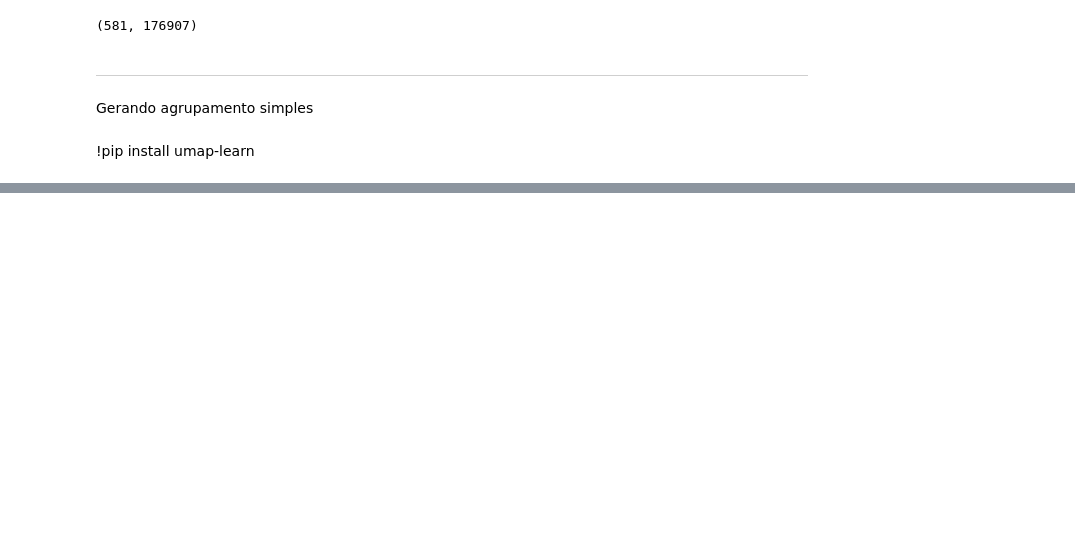
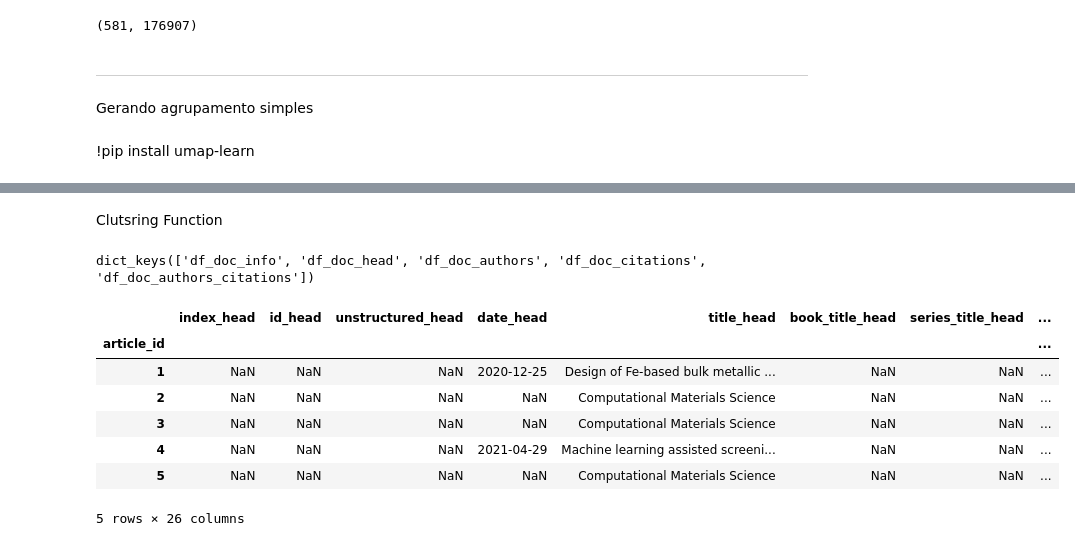
Before and after one commit to Vieirbat/Summarticles, a Jupyter notebook: notebooks/TextMining - Clustering.ipynb, the cells around one changed output, grey strips where cells are left out. Cells and saved outputs as stored; diff of their text form; code cells hidden in the pictures; blank space fills up the shorter version.

```diff
--- a/notebooks/TextMining - Clustering.ipynb
+++ b/notebooks/TextMining - Clustering.ipynb
@@ -473,2 +476,19 @@ X_trans = reducer.fit_transform(df_tfidf_abstract_abs.values)
 # %%
 chart(X_trans, objGroup.labels_)
+# %% [markdown]
+Clutsring Function
+# %%
+dict_dfs.keys()
+# %% [output]
+dict_keys(['df_doc_info', 'df_doc_head', 'df_doc_authors', 'df_doc_citations', 'df_doc_authors_citations'])
+# %%
+dict_dfs['df_doc_head'].head()
+# %% [output]
+|  | index_head | id_head | unstructured_head | date_head | title_head | book_title_head | series_title_head | ... |
+| article_id |  |  |  |  |  |  |  | ... |
+| 1 | NaN | NaN | NaN | 2020-12-25 | Design of Fe-based bulk metallic ... | NaN | NaN | ... |
+| 2 | NaN | NaN | NaN | NaN | Computational Materials Science | NaN | NaN | ... |
+| 3 | NaN | NaN | NaN | NaN | Computational Materials Science | NaN | NaN | ... |
+| 4 | NaN | NaN | NaN | 2021-04-29 | Machine learning assisted screeni... | NaN | NaN | ... |
+| 5 | NaN | NaN | NaN | NaN | Computational Materials Science | NaN | NaN | ... |
+5 rows × 26 columns
```
Also changed, not shown: parts of 12 cells of this notebook, 1 other file.
